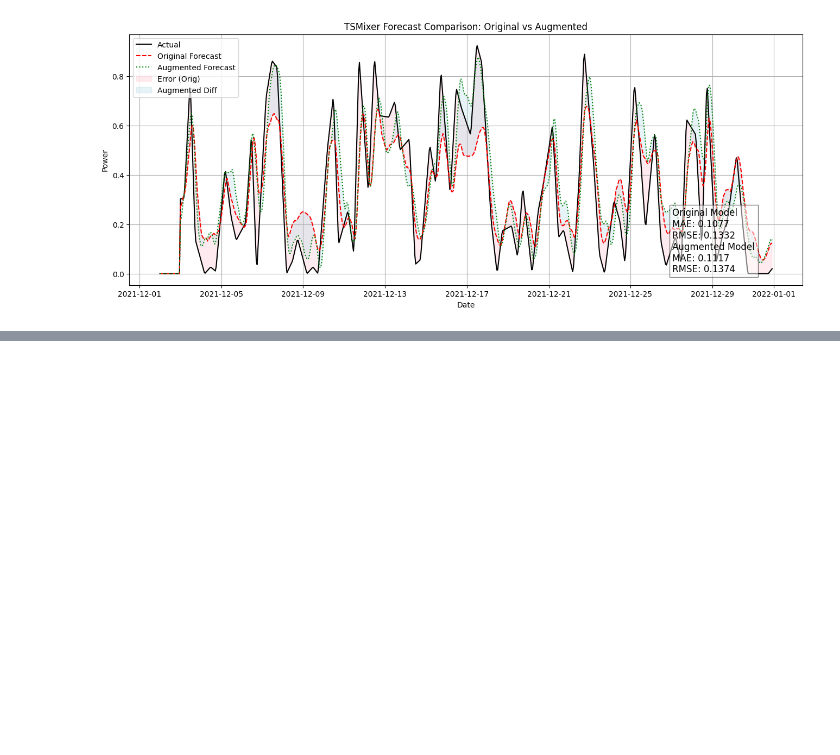
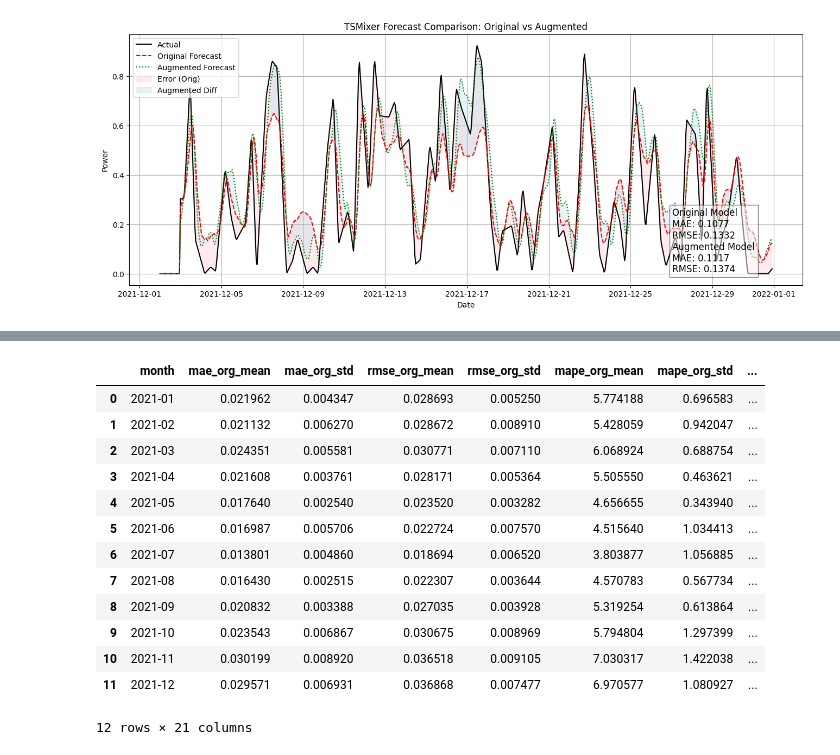
Before and after one commit to harshit4032/wind-forecasting, a Jupyter notebook: Evaluation/TSMixer.ipynb, the cells around one changed output, grey strips where cells are left out. Drawn from its saved outputs; the diff is of its cells as text; code cells hidden in the pictures; blank space fills up the shorter version.

Commit message:
Added the eval code and save results

```diff
--- a/Evaluation/TSMixer.ipynb
+++ b/Evaluation/TSMixer.ipynb
@@ -366,7 +366,8 @@ X_train_org = org_train_processed[features]
 y_train_org = org_train_processed[target]
 
 y_test  =org_test_processed[target]
-X_test  =org_test_processed[features]
+X_test = org_test_processed[features].copy()
+X_test.index = pd.to_datetime(org_test_processed["Time"])
 # %%
 seq_len=24
 forecast_horizon=12
@@ -580,0 +697,12 @@ Augmented Model - MSE: 0.0189, MAE: 0.1117, RMSE: 0.1374
+# %%
+results_df, monthly_summary = evaluate_monthly_timemoe_errors(
+    model_orig=model_org,
+    model_aug=model_aug,
+    scaler_X=scaler,
+    y_train_org=y_train_org,
+    X_test=X_test,
+    y_test=y_test,
+    features=features,
+    seq_len=seq_len,
+    forecast_horizon=forecast_horizon
+)
@@ -580,0 +751,17 @@ Augmented Model - MSE: 0.0189, MAE: 0.1117, RMSE: 0.1374
+# %%
+monthly_summary
+# %% [output]
+|  | month | mae_org_mean | mae_org_std | rmse_org_mean | rmse_org_std | mape_org_mean | mape_org_std | ... |
+| 0 | 2021-01 | 0.021962 | 0.004347 | 0.028693 | 0.005250 | 5.774188 | 0.696583 | ... |
+| 1 | 2021-02 | 0.021132 | 0.006270 | 0.028672 | 0.008910 | 5.428059 | 0.942047 | ... |
+| 2 | 2021-03 | 0.024351 | 0.005581 | 0.030771 | 0.007110 | 6.068924 | 0.688754 | ... |
+| 3 | 2021-04 | 0.021608 | 0.003761 | 0.028171 | 0.005364 | 5.505550 | 0.463621 | ... |
+| 4 | 2021-05 | 0.017640 | 0.002540 | 0.023520 | 0.003282 | 4.656655 | 0.343940 | ... |
+| 5 | 2021-06 | 0.016987 | 0.005706 | 0.022724 | 0.007570 | 4.515640 | 1.034413 | ... |
+| 6 | 2021-07 | 0.013801 | 0.004860 | 0.018694 | 0.006520 | 3.803877 | 1.056885 | ... |
+| 7 | 2021-08 | 0.016430 | 0.002515 | 0.022307 | 0.003644 | 4.570783 | 0.567734 | ... |
+| 8 | 2021-09 | 0.020832 | 0.003388 | 0.027035 | 0.003928 | 5.319254 | 0.613864 | ... |
+| 9 | 2021-10 | 0.023543 | 0.006867 | 0.030675 | 0.008969 | 5.794804 | 1.297399 | ... |
+| 10 | 2021-11 | 0.030199 | 0.008920 | 0.036518 | 0.009105 | 7.030317 | 1.422038 | ... |
+| 11 | 2021-12 | 0.029571 | 0.006931 | 0.036868 | 0.007477 | 6.970577 | 1.080927 | ... |
+12 rows × 21 columns
```
Also changed, not shown: parts of 4 cells of this notebook, 4 other files.
